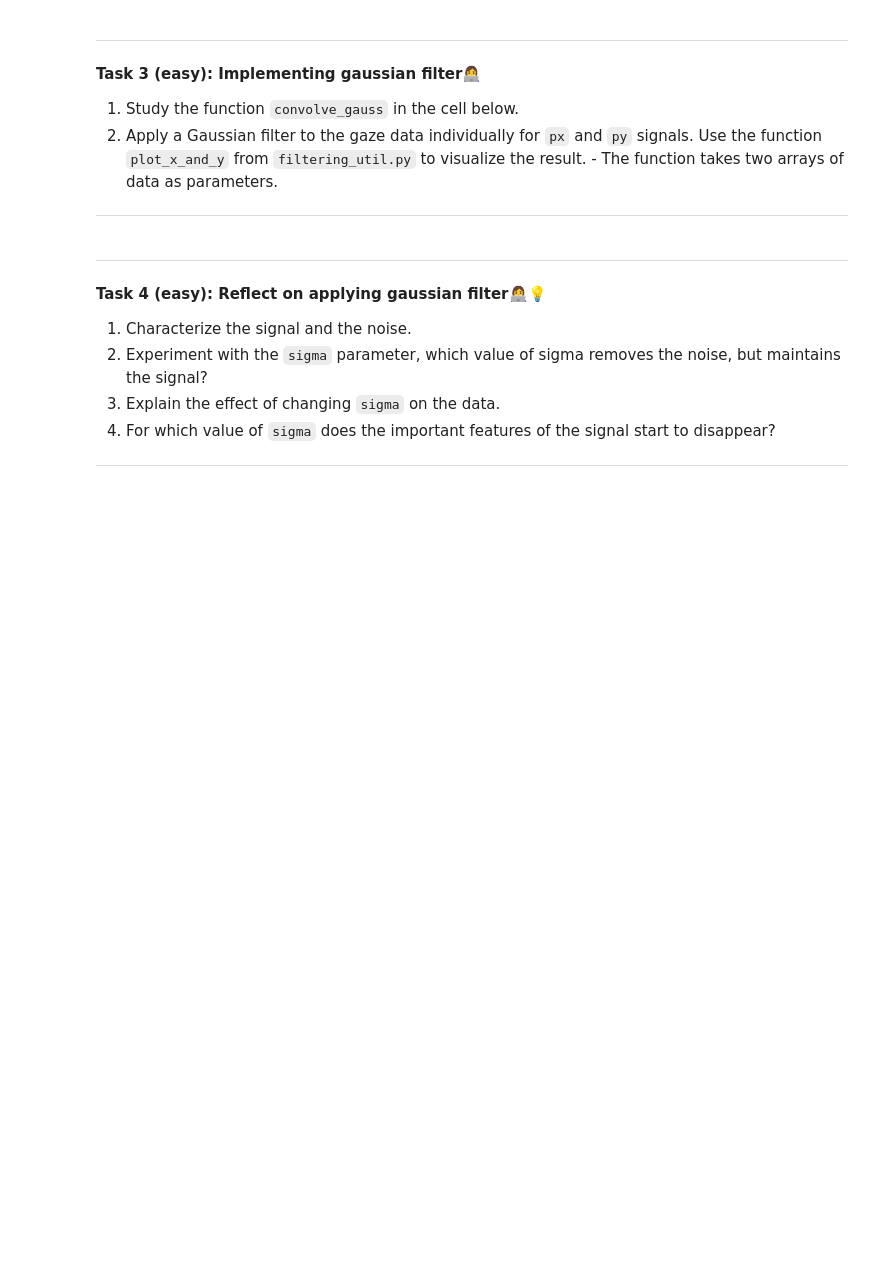
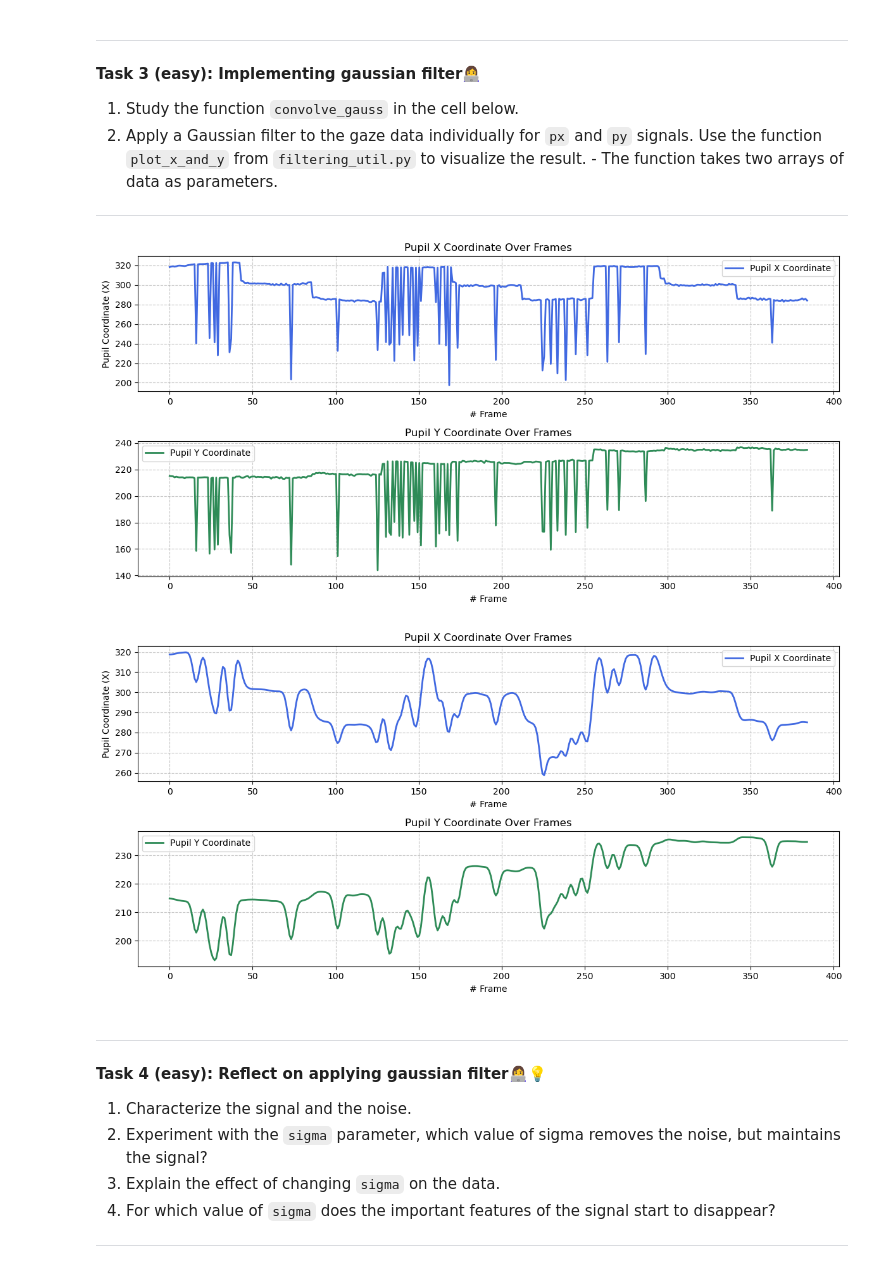
Before and after one commit to Clara-Lyngeraa/IML, a Jupyter notebook: W08/01-data_cleaning.ipynb, the cells around one changed output. Drawn from its saved outputs; the diff is of its cells as text; code cells hidden in the pictures; blank space fills up the shorter version.

```diff
--- a/W08/01-data_cleaning.ipynb
+++ b/W08/01-data_cleaning.ipynb
@@ -163,16 +168,23 @@ and `py`
 # %%
 def convolve_gauss(data, sigma = 1):
     filtered = gaussian_filter1d(data, sigma=sigma, order = 0)
     return filtered
 
 
 
 px = np.asarray(pupil_coor['px'])
 py = np.asarray(pupil_coor['py'])
 
 # Write your implementation
+
+filtered_x = convolve_gauss(px, 2)
+filtered_y = convolve_gauss(py, 2)
+
 filtering_util.plot_x_and_y(px, py)
 filtering_util.plot_x_and_y(filtered_x, filtered_y)
+# %% [output]
+[figure, added]
+[figure, added]
 # %% [markdown]
 
 ---
```
Also changed, not shown: parts of 10 cells of this notebook, 1 other file.
